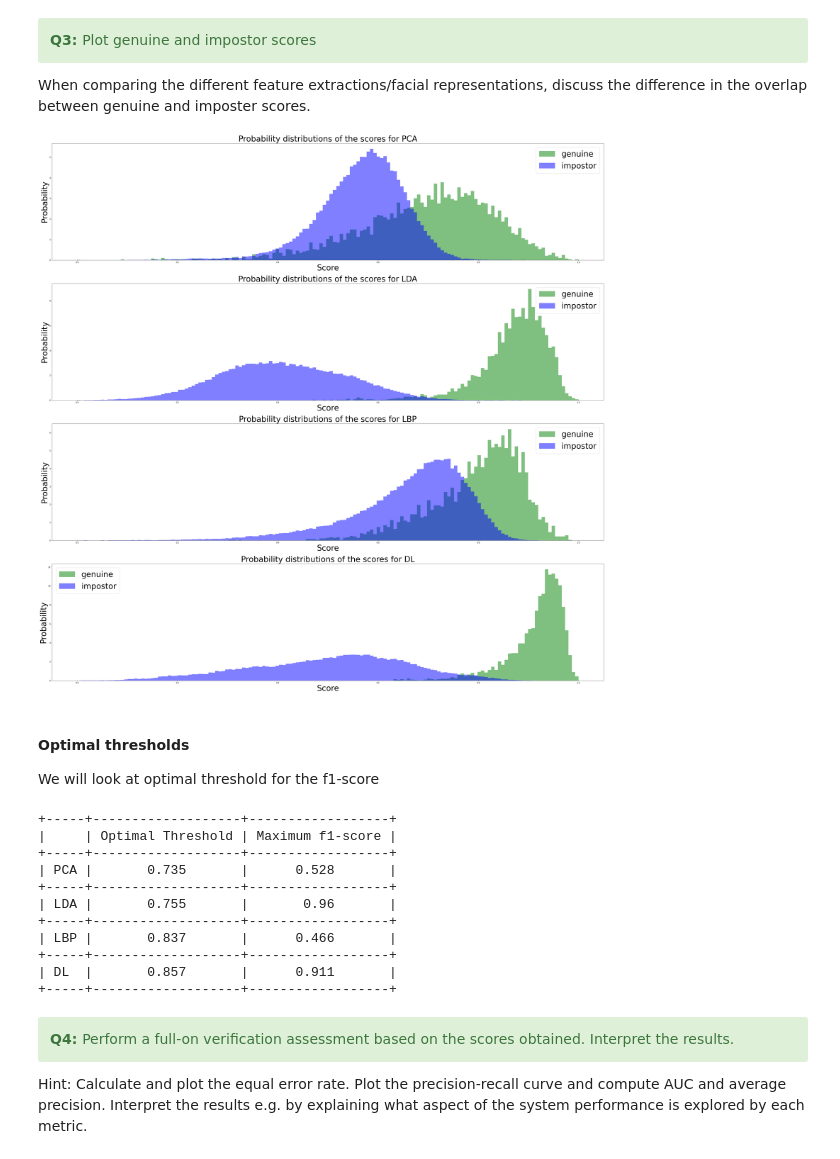
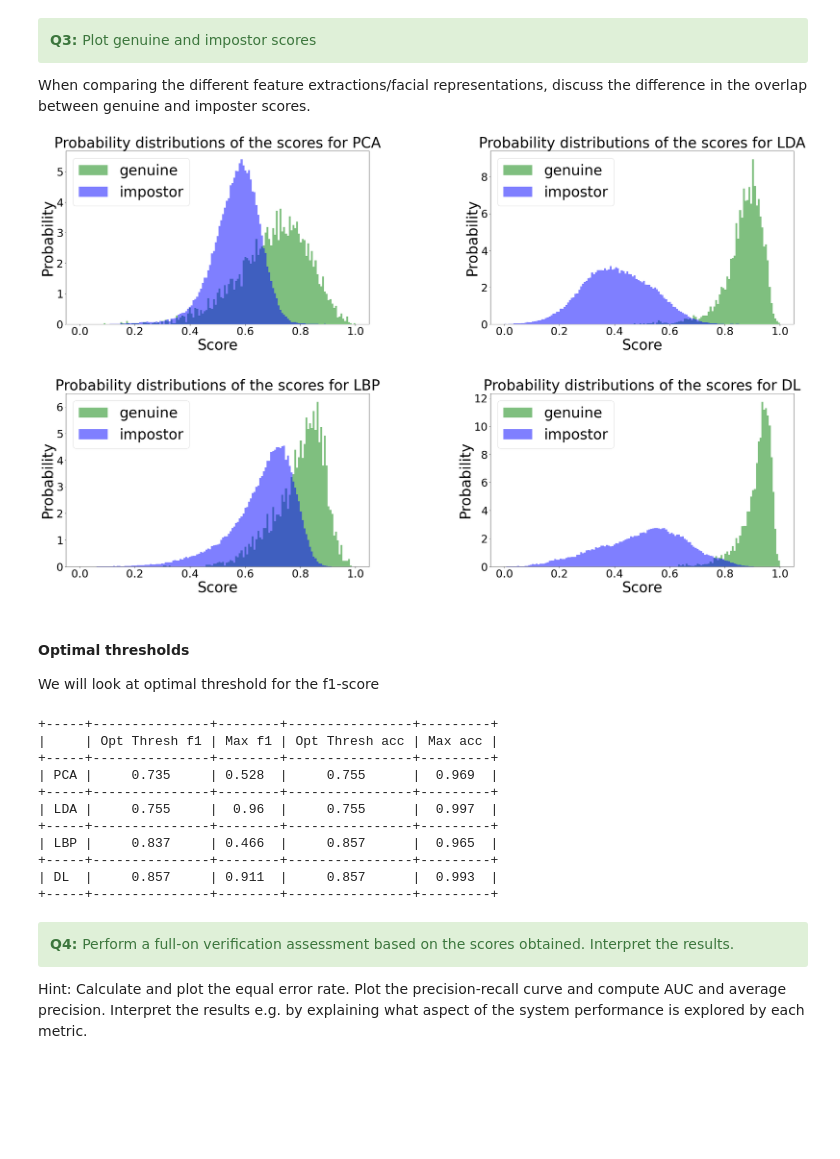
Before and after one commit to denizsoysal/biometrics, a Jupyter notebook: assignments/assignment3/Assignment3/assignment_3_2022.ipynb, the cells around one changed output. Drawn from its saved outputs; the diff is of its cells as text; code cells hidden in the pictures; blank space fills up the shorter version.

```diff
--- a/assignments/assignment3/Assignment3/assignment_3_2022.ipynb
+++ b/assignments/assignment3/Assignment3/assignment_3_2022.ipynb
@@ -768,22 +780,32 @@ for i in range(0,len(method)):
 </div>
 When comparing the different feature extractions/facial representations, discuss the difference in the overlap between genuine and imposter scores.
 # %%
-fig, ax = plt.subplots(4,1, figsize=(50,50))
+fig, axs = plt.subplots(2,2, figsize=(35,20))
 bins = np.linspace(0, 1, 150)
 
 method = ["PCA", "LDA", "LBP", "DL"]
 genuine_scores = [genuine_scores_PCA,genuine_scores_LDA,genuine_scores_LBP,genuine_scores_DL]
 impostor_scores = [impostor_scores_PCA,impostor_scores_LDA,impostor_scores_LBP,impostor_scores_DL]
 
-for i in range(0,len(method)):
-    ax[i].hist(genuine_scores[i],color='g',density=True,alpha=0.5,bins = bins,label = "genuine")
-    ax[i].hist(impostor_scores[i], color='b',density=True,alpha=0.5,bins = bins,label = "impostor")
-    ax[i].set_title("Probability distributions of the scores for " +method[i] , fontsize=40)
-    ax[i].legend(fontsize=40)
-    ax[i].set_xlabel('Score', fontsize=40)
-    ax[i].set_ylabel('Probability', fontsize=40)
+for i, ax in enumerate(fig.axes):
+    ax.hist(genuine_scores[i],color='g',density=True,alpha=0.5,bins = bins,label = "genuine")
+    ax.hist(impostor_scores[i], color='b',density=True,alpha=0.5,bins = bins,label = "impostor")
+    ax.set_title("Probability distributions of the scores for " +method[i] , fontsize=40)
+    ax.legend(fontsize=40)
+    ax.set_xlabel('Score', fontsize=40)
+    ax.set_ylabel('Probability', fontsize=40)
+    ax.tick_params(axis='both', which='major', labelsize=30)
+
+plt.subplots_adjust(left=0.1,
+                    bottom=0.1,
+                    right=0.9,
+                    top=0.9,
+                    wspace=0.4,
+                    hspace=0.4)
+plt.savefig('report_images/genuine_imp_distribution.png')
+plt.show()
 # %% [output]
-[figure, old version]
+[figure, new version]
 # %% [markdown]
 #### Optimal thresholds
 
@@ -805,25 +839,25 @@ top_f1,optimal_thresholds = optimal_threshold([f1_scores_PCA,f1_scores_LDA,f1_sc
 from beautifultable import BeautifulTable
 
 table = BeautifulTable()
-table.rows.append([optimal_thresholds[0], top_f1[0]])
-table.rows.append([optimal_thresholds[1], top_f1[1]])
-table.rows.append([optimal_thresholds[2], top_f1[2]])
-table.rows.append([optimal_thresholds[3], top_f1[3]])
+table.rows.append([optimal_thresholds_f1[0], top_f1[0],optimal_thresholds_acc[0], top_acc[0]])
+table.rows.append([optimal_thresholds_f1[1], top_f1[1],optimal_thresholds_acc[1], top_acc[1]])
+table.rows.append([optimal_thresholds_f1[2], top_f1[2],optimal_thresholds_acc[2], top_acc[2]])
+table.rows.append([optimal_thresholds_f1[3], top_f1[3],optimal_thresholds_acc[3], top_acc[3]])
 table.rows.header = ["PCA", "LDA", "LBP", "DL"]
-table.columns.header = ["Optimal Threshold", "Maximum f1-score"]
+table.columns.header = ["Opt Thresh f1", "Max f1","Opt Thresh acc", "Max acc"]
 print(table)
 # %% [output]
-+-----+-------------------+------------------+
-|     | Optimal Threshold | Maximum f1-score |
-+-----+-------------------+------------------+
-| PCA |       0.735       |      0.528       |
-+-----+-------------------+------------------+
-| LDA |       0.755       |       0.96       |
-+-----+-------------------+------------------+
-| LBP |       0.837       |      0.466       |
-+-----+-------------------+------------------+
-| DL  |       0.857       |      0.911       |
-+-----+-------------------+------------------+
++-----+---------------+--------+----------------+---------+
+|     | Opt Thresh f1 | Max f1 | Opt Thresh acc | Max acc |
++-----+---------------+--------+----------------+---------+
+| PCA |     0.735     | 0.528  |     0.755      |  0.969  |
++-----+---------------+--------+----------------+---------+
+| LDA |     0.755     |  0.96  |     0.755      |  0.997  |
++-----+---------------+--------+----------------+---------+
+| LBP |     0.837     | 0.466  |     0.857      |  0.965  |
++-----+---------------+--------+----------------+---------+
+| DL  |     0.857     | 0.911  |     0.857      |  0.993  |
++-----+---------------+--------+----------------+---------+
 # %% [markdown]
 <div class="alert alert-block alert-success">
 <b>Q4: </b> Perform a full-on verification assessment based on the scores obtained. Interpret the results.
```
Also changed, not shown: parts of 11 cells of this notebook.
